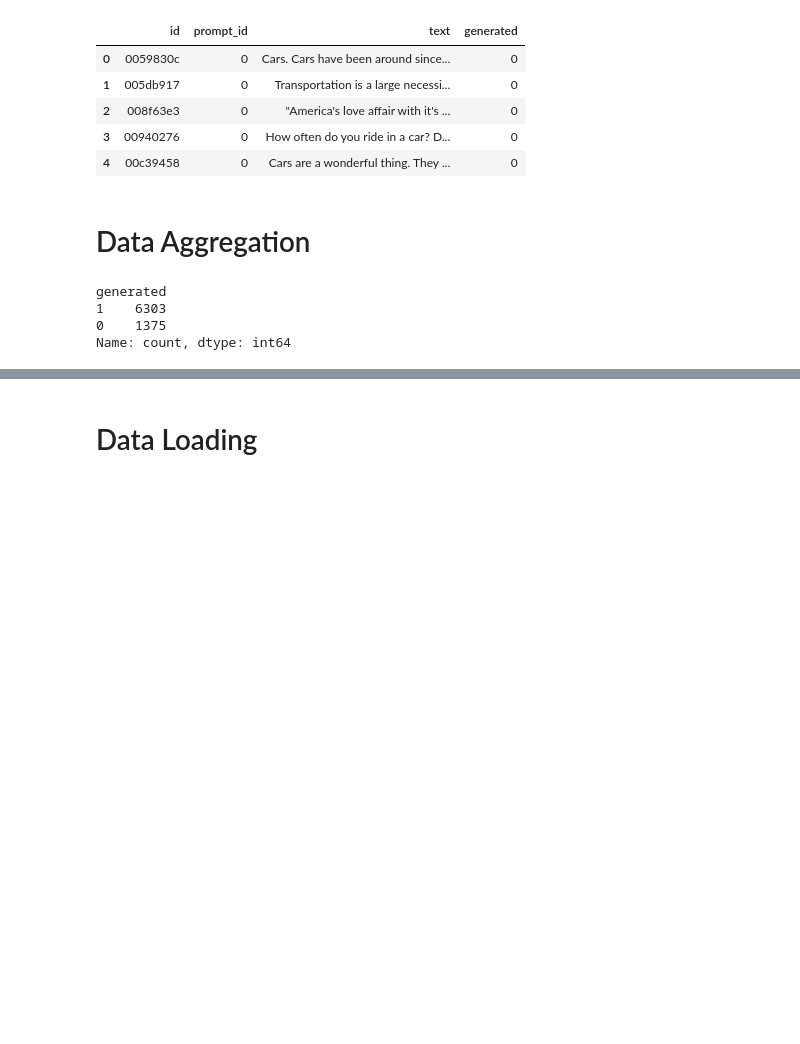
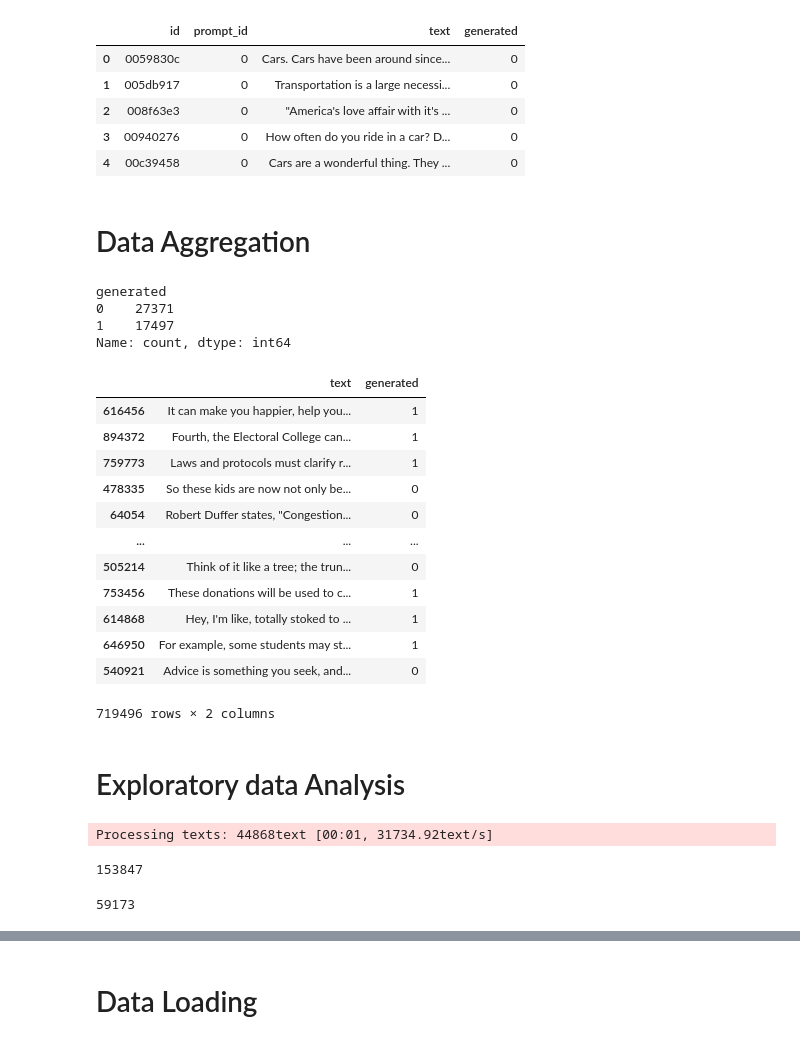
Before and after one commit to kirtan517/LLM---Detect-AI-Generated-Text, a Jupyter notebook: main.ipynb, the cells around one changed output, grey strips where cells are left out. Cells and saved outputs as stored; diff of their text form; code cells hidden in the pictures; blank space fills up the shorter version.

```diff
--- a/main.ipynb
+++ b/main.ipynb
@@ -100,8 +101,21 @@ class CreateDataset:
         with tqdm(total=len(self.paths), desc="Processing CSV files") as pbar:
             for path in self.paths:
                 temp_df = pd.read_csv(path)
-                # if(path.split('/') == "Original"):
-                temp_df = self.cleanOriginal(temp_df)
+                name = path.split('/')[-2]
+                # if(name == "Original_data" or name == "llm-generated-essays"):
+                #     temp_df = self.cleanOriginal(temp_df)
+                # elif name == "daigt-external-dataset":
+                #     temp_df = self.createGenerated(temp_df)
+                # # elif name == "daigt-data-llama-70b-and-falcon180b":
+                # #     temp_df = self.filter_text(temp_df)
+                # elif name == "daigt-proper-train-dataset":
+                #     temp_df = self.filter_daigt_proper(temp_df)
+                if name == "daigt-v2-train-dataset":
+                    temp_df = self.filter_daigt_proper(temp_df)
+
+                else:
+                    continue
+
 
                 if final_df is None:
                     final_df = temp_df
@@ -112,8 +126,24 @@ class CreateDataset:
                 pbar.set_description(f"Processing: {path.split()[-1]}")
         return final_df
 
+
+
     def cleanOriginal(self,temp_df):
         return temp_df[["text","generated"]]
+
+    def filter_daigt_proper(self,temp_df):
+        temp_df["generated"] = temp_df["label"]
+        return temp_df[["text","generated"]]
+
+    def createGenerated(self,temp_df):
+        temp_df["generated"] = 1
+        return temp_df[["text","generated"]]
+
+    def filter_text(self,temp_df):
+        if "generated_text" in list(temp_df.columns):
+            temp_df["text"] = temp_df["generated_text"]
+        temp_df["generated"] = 1
+        return temp_df[['text','generated']]
 # %%
 # get all the csv files
 search_pattern = os.path.join("Data", '**', '*.csv')
@@ -130,8 +160,8 @@ train_complete_df = customDataset.clean()
 train_complete_df["generated"].value_counts()
 # %% [output]
 generated
-1    6303
-0    1375
+0    27371
+1    17497
 Name: count, dtype: int64
 # %%
 def split_train_by_senctence_window(df,is_sentence = True,k_sentences = 0 , window_size_= 100 , stride = 50):
@@ -163,3 +198,35 @@ def split_train_by_senctence_window(df,is_sentence = True,k_sentences = 0 , wind
 # Split the dataset based on the counts of 0 and 1
 stratify_column = 'generated'
 train_complete_df, validation_complete_df = train_test_split(train_complete_df, test_size=0.2, stratify=train_complete_df[stratify_column], random_state=42)
+# %%
+train_complete_df
+# %% [output]
+|  | text | generated |
+| 616456 | It can make you happier, help you... | 1 |
+| 894372 | Fourth, the Electoral College can... | 1 |
+| 759773 | Laws and protocols must clarify r... | 1 |
+| 478335 | So these kids are now not only be... | 0 |
+| 64054 | Robert Duffer states, "Congestion... | 0 |
+| ... | ... | ... |
+| 505214 | Think of it like a tree; the trun... | 0 |
+| 753456 | These donations will be used to c... | 1 |
+| 614868 | Hey, I'm like, totally stoked to ... | 1 |
+| 646950 | For example, some students may st... | 1 |
+| 540921 | Advice is something you seek, and... | 0 |
+719496 rows × 2 columns
+# %% [markdown]
+# Exploratory data Analysis
+# %%
+all_words_humans = []
+all_words_ai = []
+
+# Use tqdm to add a progress bar
+for index,row in tqdm(train_complete_df.iterrows(), desc='Processing texts', unit='text'):
+    final_text = row['text']
+    words = str(final_text).split()
+    if row['generated'] == 0:
+        all_words_humans.extend(words)
+    else:
+        all_words_ai.extend(words)
+# %% [output]
+Processing texts: 44868text [00:01, 31734.92text/s]
@@ -165,0 +236,8 @@ train_complete_df, validation_complete_df = train_test_split(train_complete_df,
+# %%
+len(counter_humans)
+# %% [output]
+153847
+# %%
+len(counter_ai)
+# %% [output]
+59173
```
Also changed, not shown: parts of 23 cells of this notebook, 2 other files.
